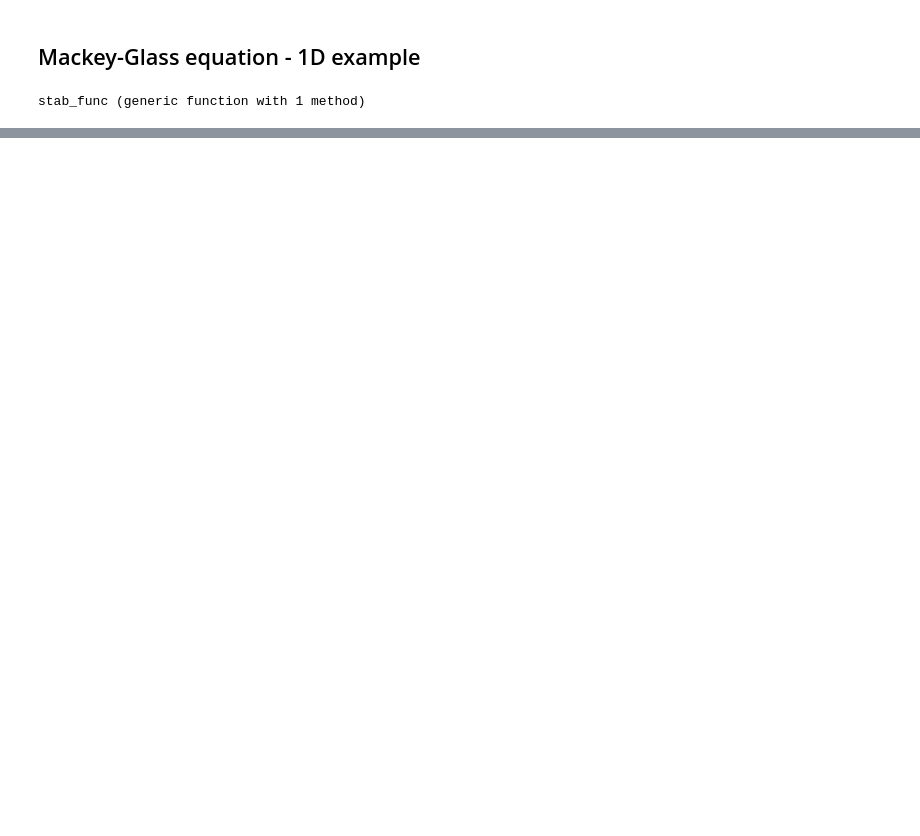
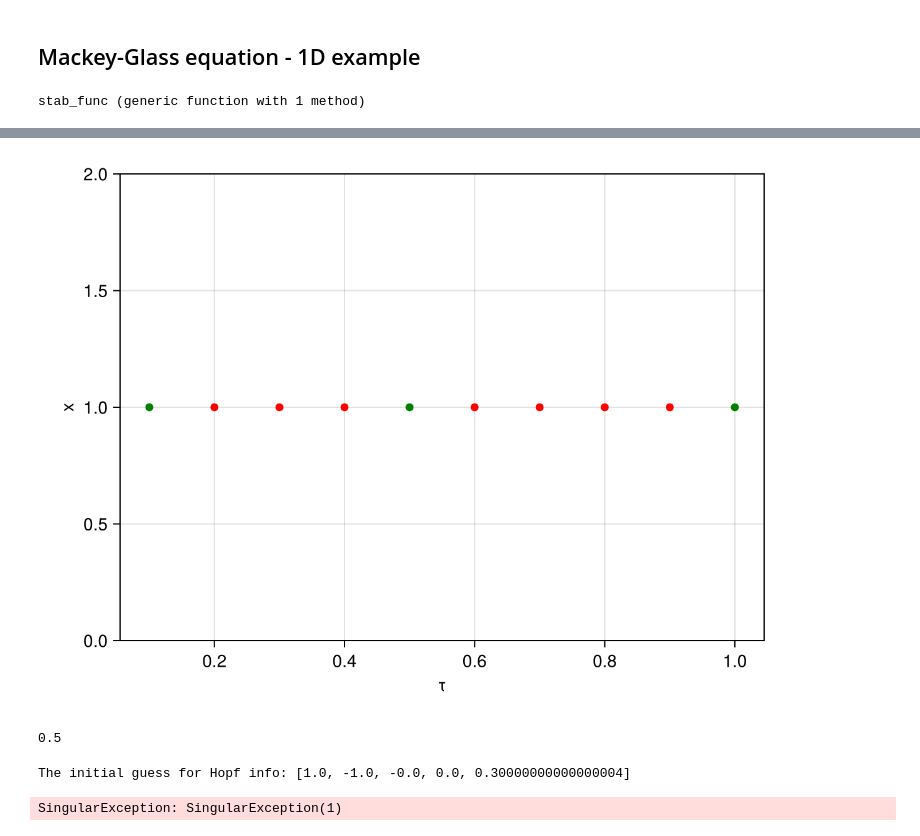
Before and after one commit to EvaSJ25/DDE-internship-code, a Jupyter notebook: Mackey-Glass_equation_example.ipynb, the cells around one changed output, grey strips where cells are left out. Drawn from its saved outputs; the diff is of its cells as text; code cells hidden in the pictures; blank space fills up the shorter version.

```diff
--- a/Mackey-Glass_equation_example.ipynb
+++ b/Mackey-Glass_equation_example.ipynb
@@ -29,0 +48,51 @@ ylist1,ytan1=track_curve_new(feq,y01,[0.0,1],nmax=1000) #i think it should outpu
+# %%
+xmat1=hcat([u[1] for u in ylist1])
+xlist1=[xmat1[i,:] for i in 1:size(xmat1,1)]
+
+plist1=[u[2] for u in ylist1]
+
+m=100 #number of discretised steps
+n=1 #number of states
+neq=length(plist1) #number of equilibrium points we're finding the stability of
+stab=fill(NaN,neq)
+#eigvals1=[fill(0.0+0.0*im,n*(1+nd*m)) for _ in 1:neq]
+
+#for i in 1:neq
+for i in 2:neq
+    #stab[i],eigvals1[i],=stab_func(mackeyglassfunc,mackeytau,xlist1[i],[plist1[i]],[gamma,beta,n,tau],[4],nd,doprint=1,m=m)
+    stab[i]=stab_func(mackeyglassfunc,mackeytau,xlist1[i],[plist1[i]],[gamma,beta,n,tau],[4],nd,doprint=0,m=m)[1]
+end
+#stab
+stable=(stab.==1.0)
+unstable=(stab.==0.0)
+
+fig2=Figure()
+ax2=Axis(fig2[1,1],xlabel="τ",ylabel="x")
+scatter!(ax2,plist1[stable],[u[1] for u in xlist1[stable]], color="green")
+scatter!(ax2,plist1[unstable],[u[1] for u in xlist1[unstable]], color="red")
+#xlims!(ax2,[0.0,0.6])
+fig2
+# %% [output]
+[figure, added]
+# %%
+#hopf_indx=findlast(isequal(0.0), stab)
+hopf_indx=findfirst(isequal(1.0), stab[3:end])
+p_hopf_est=plist1[hopf_indx+2]
+# %% [output]
+0.5
+# %%
+include("create_hopffunc.jl")
+yh01,fhopf=create_hopffunc(mackeyglassfunc,mackeytau,[gamma,beta,n,tau],xlist1[hopf_indx],[plist1[hopf_indx]],[4],nd)
+#yh01,fhopf=create_hopffunc(mackeyglassfunc,mackeytau,[gamma,beta,n,tau],xlist1[hopf_indx],[0.55],[4],nd)
+println("The initial guess for Hopf info: $yh01")
+yh1,conv1,=newton_new(fhopf,yh01)
+println("The true information for the Hopf bifurcation: $yh1")
+println("converged?: $conv1")
+a_hopf=yh1[end]
+om_hopf=yh1[end-1]
+x_hopf=yh1[1]
+println("The a value for hopf bifurcation: $a_hopf")
+println("The ω value for hopf bifurcation: $om_hopf")
+# %% [output]
+The initial guess for Hopf info: [1.0, -1.0, -0.0, 0.0, 0.30000000000000004]
+SingularException: SingularException(1)
```
Also changed, not shown: parts of 3 cells of this notebook.
